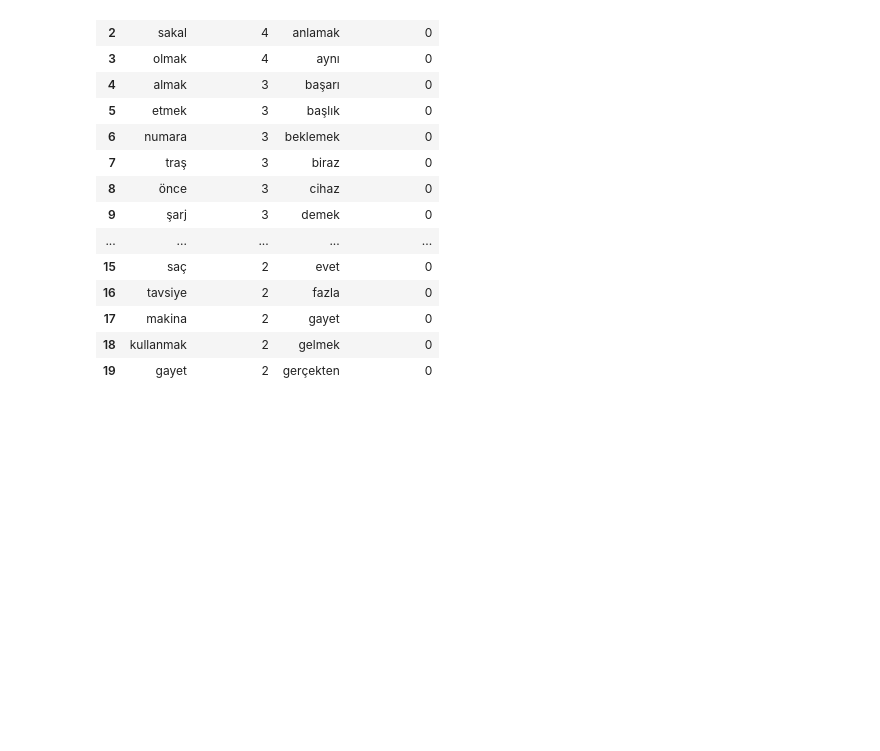
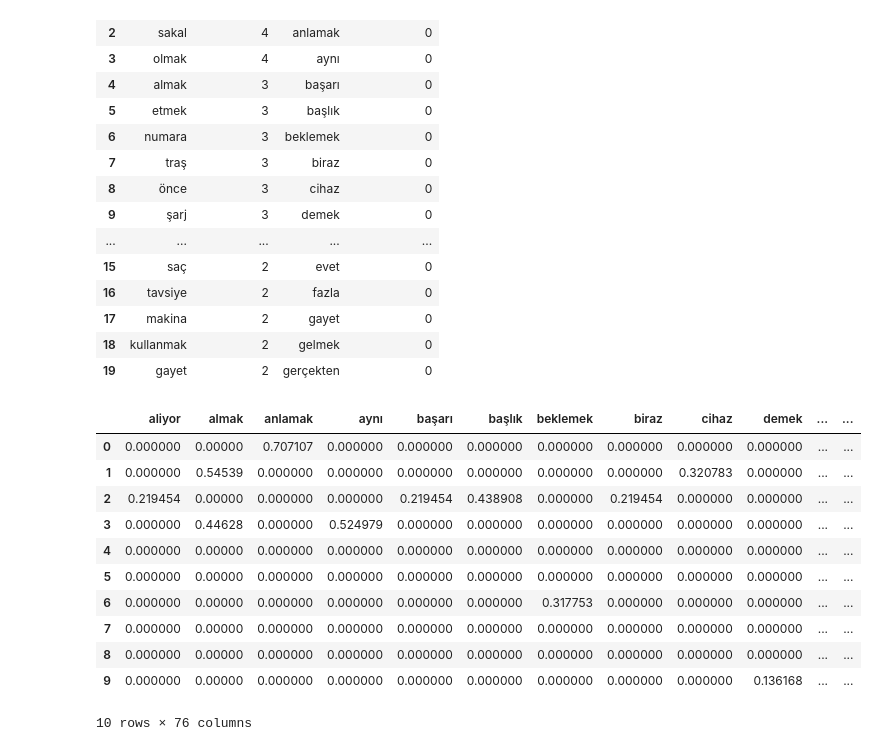
Before and after one commit to kadirbarantan/turkish-nlp-journey, a Jupyter notebook: notebooks/zembere_onisleme.ipynb, the cells around one changed output. Cells and saved outputs as stored; diff of their text form; code cells hidden in the pictures; blank space fills up the shorter version.

```diff
--- a/notebooks/zembere_onisleme.ipynb
+++ b/notebooks/zembere_onisleme.ipynb
@@ -154,3 +154,23 @@ pd.DataFrame({'olumlu': olumlu.index, 'olumlu_sayi': olumlu.values,
 | 17 | makina | 2 | gayet | 0 |
 | 18 | kullanmak | 2 | gelmek | 0 |
 | 19 | gayet | 2 | gerçekten | 0 |
+# %%
+from sklearn.feature_extraction.text import TfidfVectorizer
+
+tv=TfidfVectorizer(min_df=0.1,max_df=0.5)
+tfidf=tv.fit_transform(ornek2.lemmas)
+tfidf_df=pd.DataFrame(tfidf.toarray(), columns=tv.get_feature_names_out())
+tfidf_df
+# %% [output]
+|  | aliyor | almak | anlamak | aynı | başarı | başlık | beklemek | biraz | cihaz | demek | ... | ... |
+| 0 | 0.000000 | 0.00000 | 0.707107 | 0.000000 | 0.000000 | 0.000000 | 0.000000 | 0.000000 | 0.000000 | 0.000000 | ... | ... |
+| 1 | 0.000000 | 0.54539 | 0.000000 | 0.000000 | 0.000000 | 0.000000 | 0.000000 | 0.000000 | 0.320783 | 0.000000 | ... | ... |
+| 2 | 0.219454 | 0.00000 | 0.000000 | 0.000000 | 0.219454 | 0.438908 | 0.000000 | 0.219454 | 0.000000 | 0.000000 | ... | ... |
+| 3 | 0.000000 | 0.44628 | 0.000000 | 0.524979 | 0.000000 | 0.000000 | 0.000000 | 0.000000 | 0.000000 | 0.000000 | ... | ... |
+| 4 | 0.000000 | 0.00000 | 0.000000 | 0.000000 | 0.000000 | 0.000000 | 0.000000 | 0.000000 | 0.000000 | 0.000000 | ... | ... |
+| 5 | 0.000000 | 0.00000 | 0.000000 | 0.000000 | 0.000000 | 0.000000 | 0.000000 | 0.000000 | 0.000000 | 0.000000 | ... | ... |
+| 6 | 0.000000 | 0.00000 | 0.000000 | 0.000000 | 0.000000 | 0.000000 | 0.317753 | 0.000000 | 0.000000 | 0.000000 | ... | ... |
+| 7 | 0.000000 | 0.00000 | 0.000000 | 0.000000 | 0.000000 | 0.000000 | 0.000000 | 0.000000 | 0.000000 | 0.000000 | ... | ... |
+| 8 | 0.000000 | 0.00000 | 0.000000 | 0.000000 | 0.000000 | 0.000000 | 0.000000 | 0.000000 | 0.000000 | 0.000000 | ... | ... |
+| 9 | 0.000000 | 0.00000 | 0.000000 | 0.000000 | 0.000000 | 0.000000 | 0.000000 | 0.000000 | 0.000000 | 0.136168 | ... | ... |
+10 rows × 76 columns
```
Also changed, not shown: parts of 4 cells of this notebook, 1 other file.
